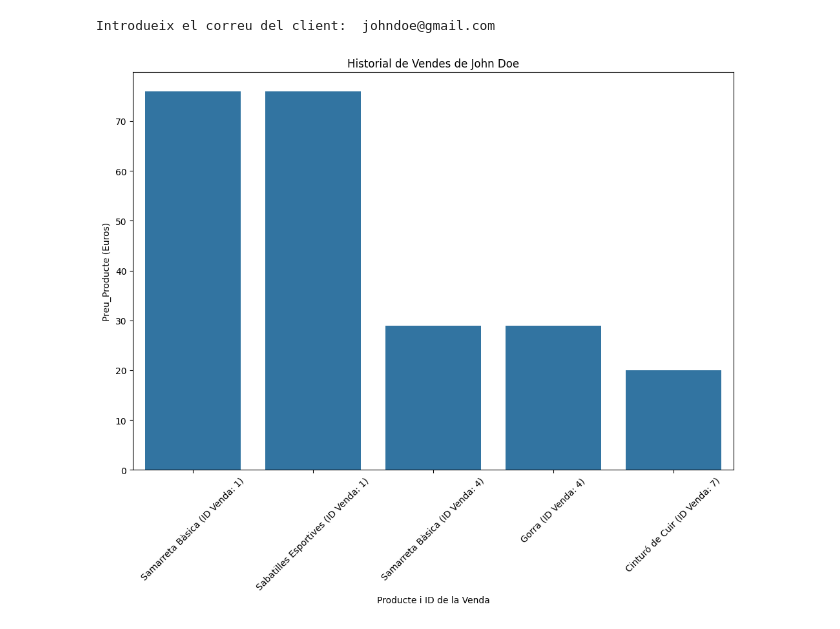
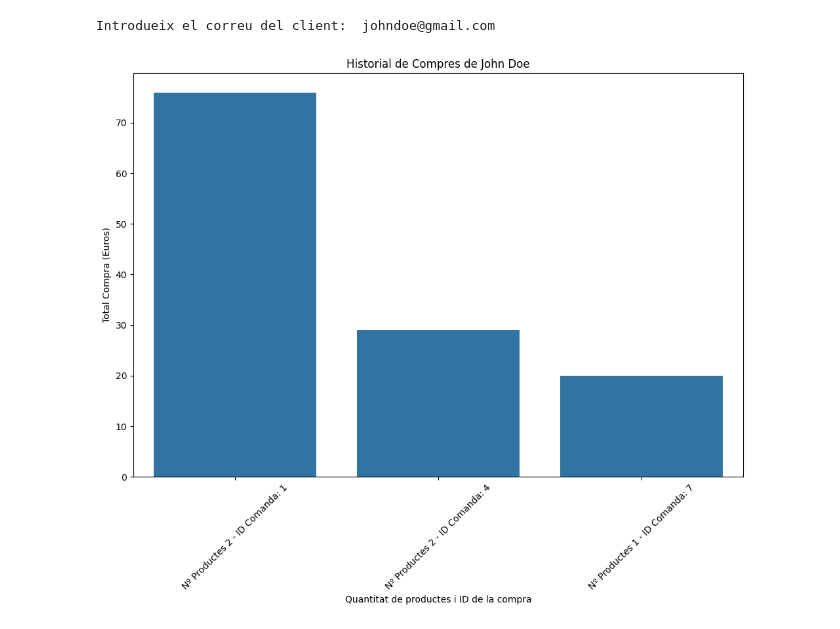
Before and after one commit to inspedralbes/transversal-tr1-2024-2025-front-back-dam_24_25_tr1g5, a Jupyter notebook: python/Client.ipynb, the cells around one changed output. Cells and saved outputs as stored; diff of their text form; code cells hidden in the pictures.

Commit message:
Update execution counts and base URL in Client.ipynb; refactor function parameters and logging messages for clarity

```diff
--- a/python/Client.ipynb
+++ b/python/Client.ipynb
@@ -9,79 +9,76 @@ import logging
 logging.basicConfig(level=logging.INFO, format='%(asctime)s - %(levelname)s - %(message)s')
 
 # Configurar la URL base del servidor
-BASE_URL = "http://localhost:3000"  # Reemplaza <port> con el puerto correcto donde corre tu servidor
+BASE_URL = "http://name.tr1-g5.dam.inspedralbes.cat:21787"  # Reemplaza <port> con el puerto correcto donde corre tu servidor
 
-def visualizar_historial_ventas(correo_cliente):
+def visualizar_historial_ventas(email_client):
     """
     Obtiene el historial de ventas de un cliente y muestra un gráfico de barras con los detalles de cada venta.
     """
     # Obtener todos los usuarios para encontrar el ID del cliente
     response = requests.get(f"{BASE_URL}/user")
     if response.status_code != 200:
-        logging.error("Error al obtener la lista de usuarios.")
+        logging.error("Error al obtenir la llista d'usuaris.")
         return
 
     # Convertir la respuesta en un DataFrame y buscar el usuario por correo
     users = response.json()
     user_df = pd.DataFrame(users)
 
-    cliente = user_df[user_df['email'] == correo_cliente]
+    client = user_df[user_df['email'] == email_client]
 
-    if cliente.empty:
-        logging.warning(f"No se ha encontrado un usuario con el correo: {correo_cliente}")
+    if client.empty:
+        logging.warning(f"No s'ha trobat un usuari amb aquest correu electrónic: {email_client}")
         return
 
     # Obtener el nombre completo del cliente combinando 'firstName' y 'lastName'
-    if 'firstName' in cliente.columns and 'lastName' in cliente.columns:
-        full_name = f"{cliente['firstName'].values[0]} {cliente['lastName'].values[0]}"
+    if 'firstName' in client.columns and 'lastName' in client.columns:
+        full_name = f"{client['firstName'].values[0]} {client['lastName'].values[0]}"
     else:
-        logging.warning("No se ha encontrado el nombre completo del cliente.")
+        logging.warning("No s'ha trobat el nom complet del client.")
         return
 
-    user_id = cliente['id'].values[0]
+    user_id = client['id'].values[0]
 
     # Obtener el historial de ventas del cliente usando su ID
     response = requests.get(f"{BASE_URL}/ordersUser/{user_id}")
     if response.status_code != 200:
-        logging.error("Error al obtener el historial de ventas del cliente.")
+        logging.error("Error al obtenir l'historial de compres del client.")
         return
 
     # Convertir las ventas a DataFrame
-    ventas = response.json()
+    ordersClient = response.json()
 
-    if not ventas:
-        logging.warning(f"El usuario {full_name} no ha realizado compras.")
+    if not ordersClient:
+        logging.warning(f"L'usuari {full_name} no ha realitzat compres.")
         return
 
     # Crear una lista de descripciones de productos para cada venta
     data = []
-    for venta in ventas:
-        for producto in venta['orderLines']:
-            data.append({
-                'ID': venta['id'],  # ID de la venta
-                'Clients': f"{producto['name']} (ID Venda: {venta['id']})",  # Nombre del producto con ID de la venta
-                'Ventas': venta['productCount'],  # Número de productos en la venta
-                'Diners': float(venta['total']),  # Total de dinero gastado
-                'Diners/Venda': float(venta['total']) / venta['productCount'],  # Dinero por producto
-            })
+    for order in ordersClient:
+        data.append({
+            'ID': order['id'],  # ID de la venta
+            'Total': float(order['total']),
+            'NumProductes': f"Nº Productes {order['productCount']} - ID Comanda: {order['id']}"  # Nombre del producto con ID de la venta
+        })
 
     # Crear un DataFrame con la información extraída
-    df_ventas = pd.DataFrame(data)
+    df_orders = pd.DataFrame(data)
 
     # Crear el gráfico de barras
     plt.figure(figsize=(12, 8))
-    ax = sns.barplot(data=df_ventas, x='Clients', y='Diners')
+    ax = sns.barplot(data=df_orders, x='NumProductes', y='Total')
 
     # Añadir el título y las etiquetas con el nombre completo del cliente
-    ax.set_title(f"Historial de Vendes de {full_name}")
-    ax.set_xlabel("Producte i ID de la Venda")
-    ax.set_ylabel("Preu_Producte (Euros)")
+    ax.set_title(f"Historial de Compres de {full_name}")
+    ax.set_xlabel("Quantitat de productes i ID de la compra")
+    ax.set_ylabel("Total Compra (Euros)")
     plt.xticks(rotation=45)
     plt.show()
 
 # Ejemplo de uso:
-correo_cliente = input("Introdueix el correu del client: ")
-visualizar_historial_ventas(correo_cliente)
+email_client = input("Introdueix el correu del client: ")
+visualizar_historial_ventas(email_client)
 # %% [output]
 Introdueix el correu del client:  johndoe@gmail.com
-[figure, old version]
+[figure, new version]
```
Also changed, not shown: 1 other file.
